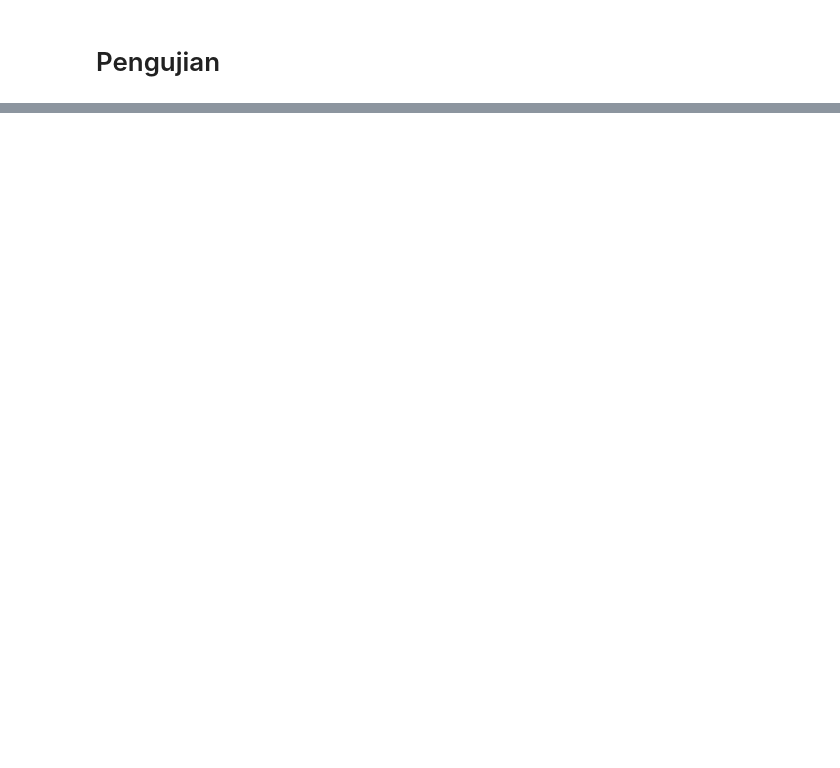
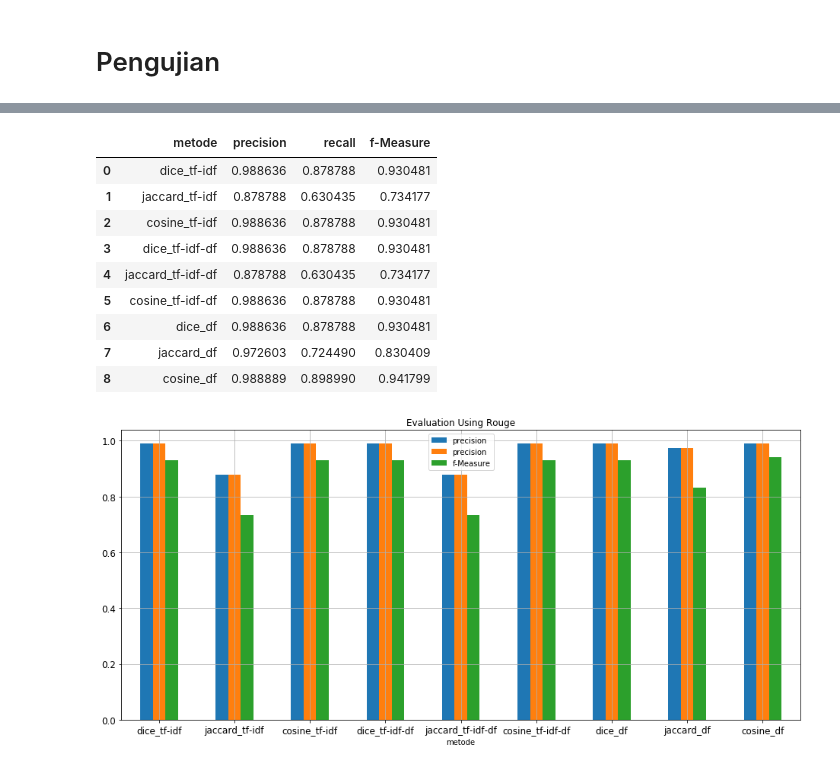
Before and after one commit to lufias69/text_similarity, a Jupyter notebook: z.Evaluation Using Rouge.ipynb, the cells around one changed output, grey strips where cells are left out. Drawn from its saved outputs; the diff is of its cells as text; code cells hidden in the pictures; blank space fills up the shorter version.

```diff
--- a/z.Evaluation Using Rouge.ipynb
+++ b/z.Evaluation Using Rouge.ipynb
@@ -123,0 +116,15 @@ Evaluation Using Rouge
+# %%
+df2.plot.bar( x='metode',y=['precision', 'precision','f-Measure'], rot=0, title='Evaluation Using Rouge', figsize=(16,7), fontsize=12, grid=True)
+df2
+# %% [output]
+|  | metode | precision | recall | f-Measure |
+| 0 | dice_tf-idf | 0.988636 | 0.878788 | 0.930481 |
+| 1 | jaccard_tf-idf | 0.878788 | 0.630435 | 0.734177 |
+| 2 | cosine_tf-idf | 0.988636 | 0.878788 | 0.930481 |
+| 3 | dice_tf-idf-df | 0.988636 | 0.878788 | 0.930481 |
+| 4 | jaccard_tf-idf-df | 0.878788 | 0.630435 | 0.734177 |
+| 5 | cosine_tf-idf-df | 0.988636 | 0.878788 | 0.930481 |
+| 6 | dice_df | 0.988636 | 0.878788 | 0.930481 |
+| 7 | jaccard_df | 0.972603 | 0.724490 | 0.830409 |
+| 8 | cosine_df | 0.988889 | 0.898990 | 0.941799 |
+[figure, added]
```
Also changed, not shown: parts of 3 cells of this notebook, 3 other files.
